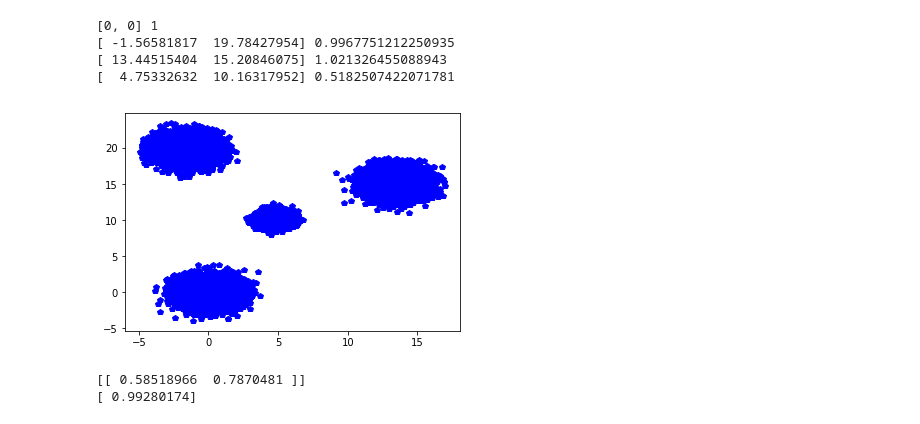
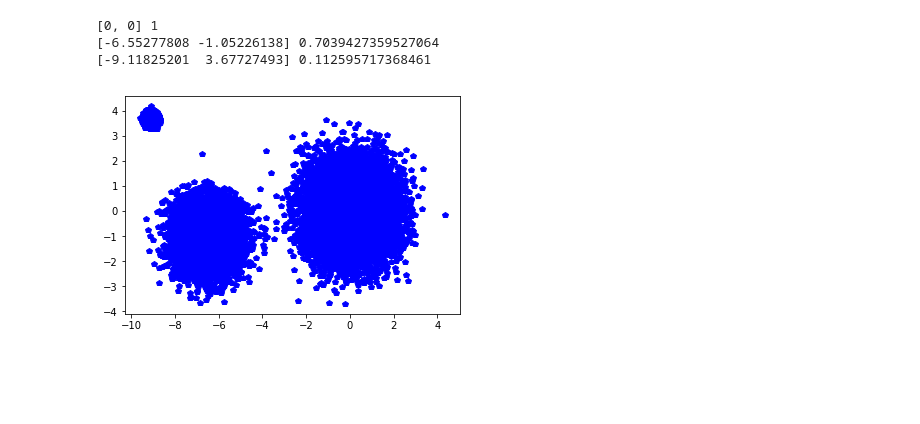
Before and after one commit to Dogiko/KMeans-Clustering, a Jupyter notebook: main.ipynb, the cells around one changed output. Drawn from its saved outputs; the diff is of its cells as text; code cells hidden in the pictures; blank space fills up the shorter version.

```diff
--- a/main.ipynb
+++ b/main.ipynb
@@ -101,17 +117,17 @@ class KMeans():
 # %%
 foo = np.random.normal(0,1,(10000,2))
 print([0,0],1)
-for t in range(1,4):
+
+for t in range(1,3):
     c = np.random.rand((2))*40 - 20
     s = np.random.rand() + 0.1
     foo = np.vstack((foo, np.random.normal(0,s, (10000,2)) + c))
     print(c,s)
 
 plt.plot(foo.T[0], foo.T[1] , "bp")
 plt.show()
 # %% [output]
 [0, 0] 1
-[ -1.56581817  19.78427954] 0.9967751212250935
-[ 13.44515404  15.20846075] 1.021326455088943
-[  4.75332632  10.16317952] 0.5182507422071781
+[-6.55277808 -1.05226138] 0.7039427359527064
+[-9.11825201  3.67727493] 0.112595717368461
-[figure, old version]
+[figure, new version]
@@ -121,6 +133,0 @@ k_mean.assign()
-# %%
-print(k_mean.clusters)
-print((k_mean.c_se/2000)**0.5)
-# %% [output]
-[[ 0.58518966  0.7870481 ]]
-[ 0.99280174]
```
Also changed, not shown: parts of 14 cells of this notebook.
